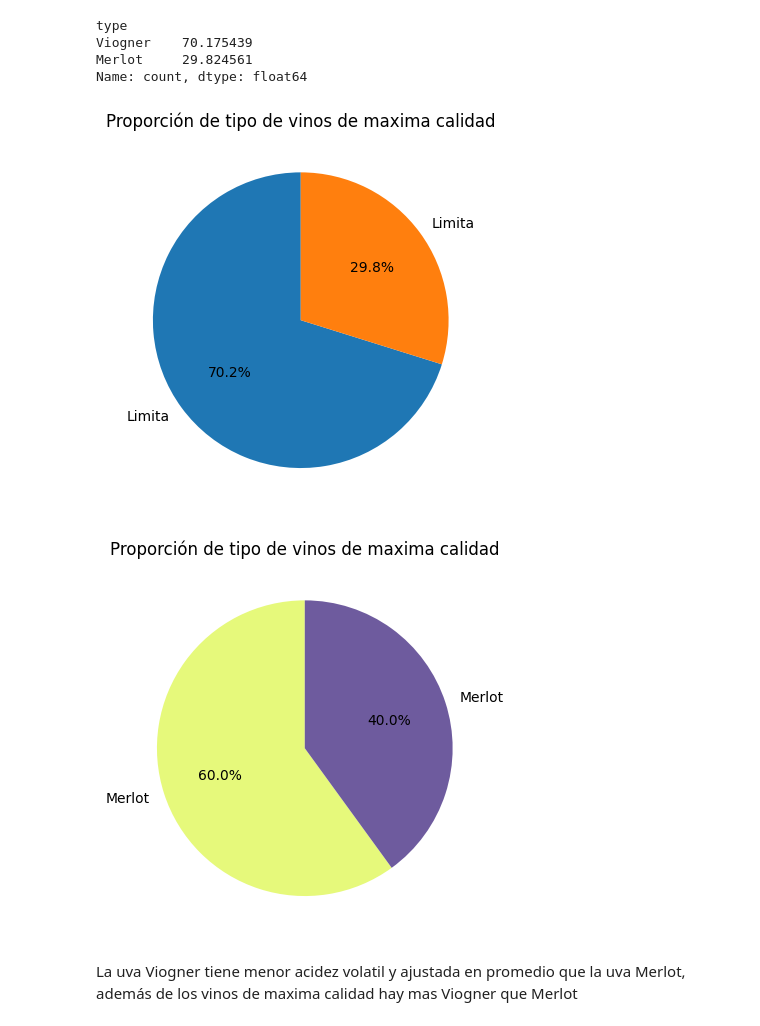
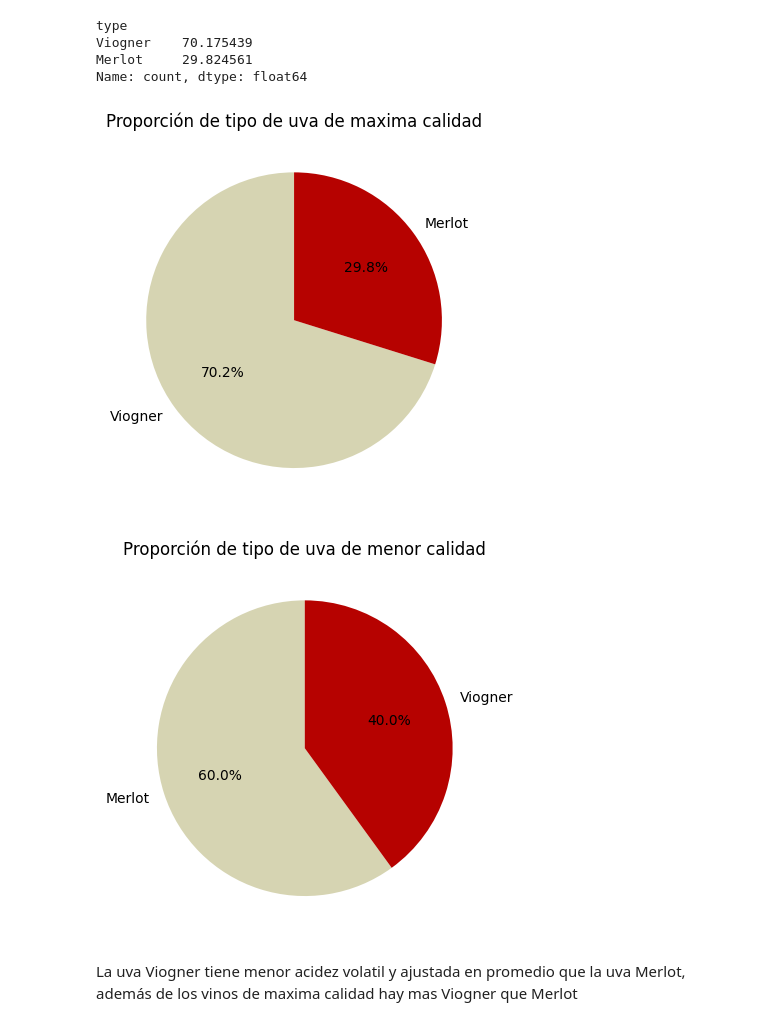
Before and after one commit to abriliglesias/Tp-ciencia-de-datos-, a Jupyter notebook: tpe.ipynb, the cells around one changed output. Drawn from its saved outputs; the diff is of its cells as text; code cells hidden in the pictures.

```diff
--- a/tpe.ipynb
+++ b/tpe.ipynb
@@ -561,38 +537,39 @@ Viogner    70.175439
 Merlot     29.824561
 Name: count, dtype: float64
 # %%
-# Contar la cantidad de distritos con CHAS=True y CHAS=False
+# Contar la cantidad de vinos Viogner y Merlot de mayor calidad
 type_counts = df_max_calidad["type"].value_counts()
 
 # Crear el gráfico de torta
 type_counts = df_max_calidad["type"].value_counts()
-labels = ["No limita" if label == False else "Limita" for label in type_counts.index]
-plt.pie(type_counts, labels=labels, autopct='%1.1f%%', startangle=90)
+labels = ["Merlot" if label == "Merlot" else "Viogner" for label in type_counts.index]
+c= "#d6d4b2", "#b60200"
+plt.pie(type_counts, labels=labels, autopct='%1.1f%%', startangle=90, colors= c)
 
 # Agregar un título al gráfico
-plt.title("Proporción de tipo de vinos de maxima calidad")
+plt.title("Proporción de tipo de uva de maxima calidad")
 
 # Mostrar el gráfico
 plt.show()
 # %% [output]
-[figure, old version]
+[figure, new version]
 # %%
-# Contar la cantidad de distritos con CHAS=True y CHAS=False
+# Contar la cantidad de tipos de uvas de menor calidad
 type_counts = df_menor_calidad["type"].value_counts()
 
 # Crear el gráfico de torta
 type_counts = df_menor_calidad["type"].value_counts()
-labels = ["Viogner" if label == False else "Merlot" for label in type_counts.index]
-c= "#E6F97B", "#6E5B9E"
+labels = ["Viogner" if label == "Viogner" else "Merlot" for label in type_counts.index]
+c= "#d6d4b2", "#b60200"
 plt.pie(type_counts, labels=labels, autopct='%1.1f%%', startangle=90, colors= c)
 
 # Agregar un título al gráfico
-plt.title("Proporción de tipo de vinos de maxima calidad")
+plt.title("Proporción de tipo de uva de menor calidad")
 
 # Mostrar el gráfico
 plt.show()
 # %% [output]
-[figure, old version]
+[figure, new version]
 # %% [markdown]
 La uva Viogner tiene menor acidez volatil y ajustada en promedio que la uva Merlot, además de los vinos de maxima calidad hay mas Viogner que Merlot
 # %%
```
Also changed, not shown: parts of 35 cells of this notebook, 1 other file.
